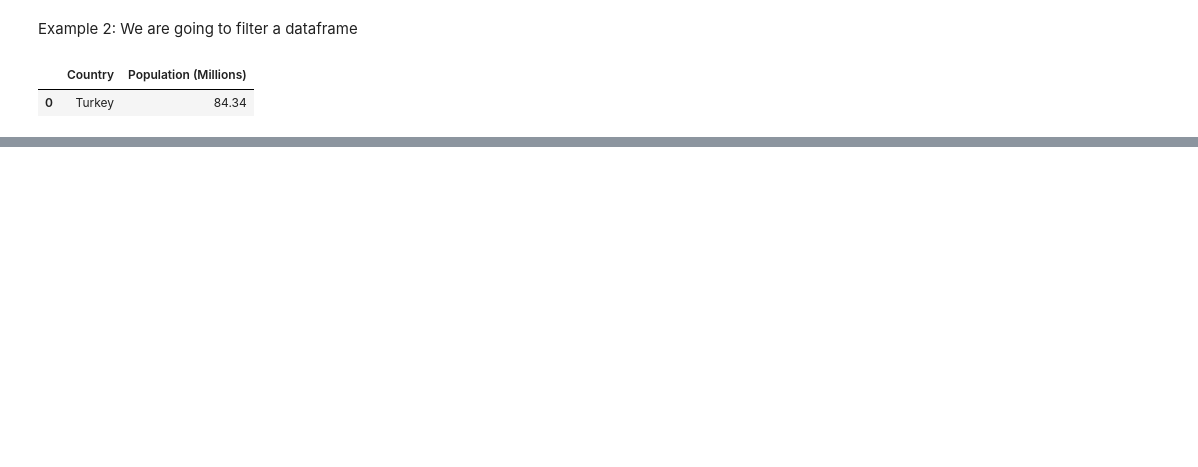
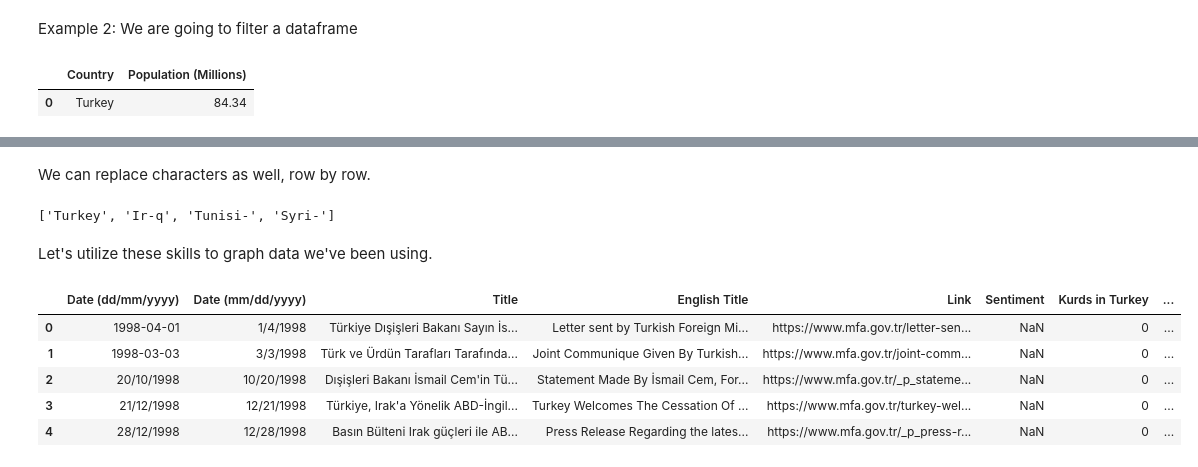
Before and after one commit to DiweenHawezy/Python-Workshop, a Jupyter notebook: PythonExample.ipynb, the cells around one changed output, grey strips where cells are left out. Saved outputs shown, nothing was run; the diff lists cells and outputs as text; code cells hidden in the pictures; blank space fills up the shorter version.

```diff
--- a/PythonExample.ipynb
+++ b/PythonExample.ipynb
@@ -49,0 +152,21 @@ TurkeyRow
+# %% [markdown]
+We can replace characters as well, row by row.
+# %%
+# Here we won't assign a variable and go row by row, see the for which represents a loop.
+
+[x.replace("a", '-') for x in df.Country]
+# %% [output]
+['Turkey', 'Ir-q', 'Tunisi-', 'Syri-']
+# %% [markdown]
+Let's utilize these skills to graph data we've been using.
+# %%
+ForeignMinistryStatements = pandas.read_csv('Data/Turkish Foreign Ministry Statements - Press Releases - KRG.csv')
+
+ForeignMinistryStatements.head(5)
+# %% [output]
+|  | Date (dd/mm/yyyy) | Date (mm/dd/yyyy) | Title | English Title | Link | Sentiment | Kurds in Turkey | ... |
+| 0 | 1998-04-01 | 1/4/1998 | Türkiye Dışişleri Bakanı Sayın İs... | Letter sent by Turkish Foreign Mi... | https://www.mfa.gov.tr/letter-sen... | NaN | 0 | ... |
+| 1 | 1998-03-03 | 3/3/1998 | Türk ve Ürdün Tarafları Tarafında... | Joint Communique Given By Turkish... | https://www.mfa.gov.tr/joint-comm... | NaN | 0 | ... |
+| 2 | 20/10/1998 | 10/20/1998 | Dışişleri Bakanı İsmail Cem'in Tü... | Statement Made By İsmail Cem, For... | https://www.mfa.gov.tr/_p_stateme... | NaN | 0 | ... |
+| 3 | 21/12/1998 | 12/21/1998 | Türkiye, Irak'a Yönelik ABD-İngil... | Turkey Welcomes The Cessation Of ... | https://www.mfa.gov.tr/turkey-wel... | NaN | 0 | ... |
+| 4 | 28/12/1998 | 12/28/1998 | Basın Bülteni Irak güçleri ile AB... | Press Release Regarding the lates... | https://www.mfa.gov.tr/_p_press-r... | NaN | 0 | ... |
```
Also changed, not shown: parts of 25 cells of this notebook, 2 other files.
